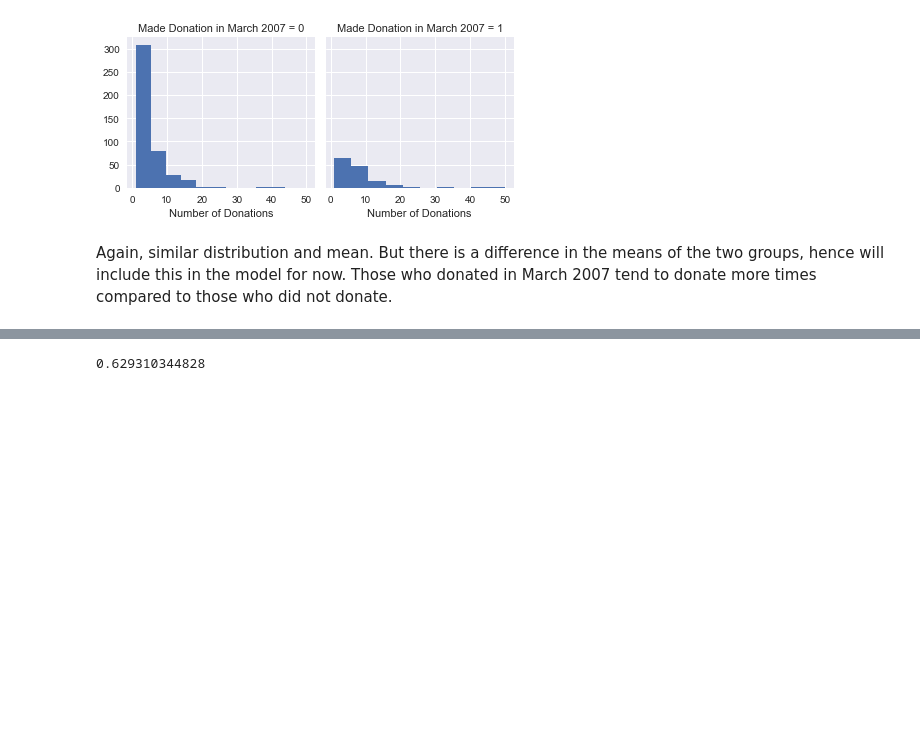
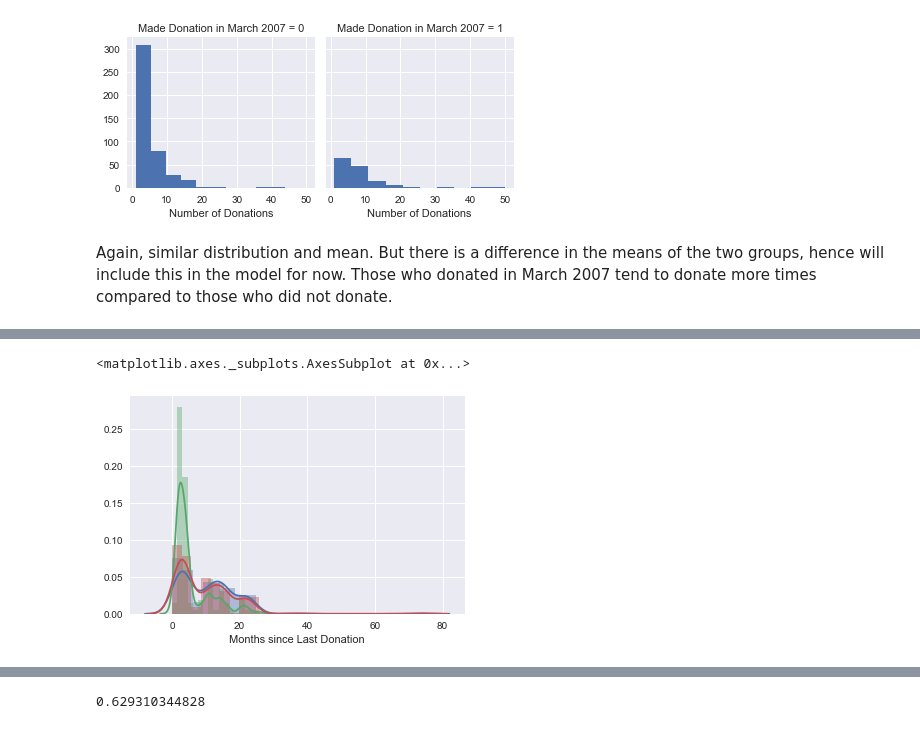
Before and after one commit to syuenloh/blooddonationdrivendata, a Jupyter notebook: Blood Donation attempt 2.ipynb, the cells around one changed output, grey strips where cells are left out. Drawn from its saved outputs; the diff is of its cells as text; code cells hidden in the pictures; blank space fills up the shorter version.

```diff
--- a/Blood Donation attempt 2.ipynb
+++ b/Blood Donation attempt 2.ipynb
@@ -181,0 +206,7 @@ First, I want to try and use a decision tree on all the variables first, as that
+# %%
+sns.distplot(months_lastnotdonated)
+sns.distplot(months_lastdonated)
+sns.distplot(train['Months since Last Donation'])
+# %% [output]
+<matplotlib.axes._subplots.AxesSubplot at 0x...>
+[figure, added]
```
Also changed, not shown: parts of 8 cells of this notebook.
